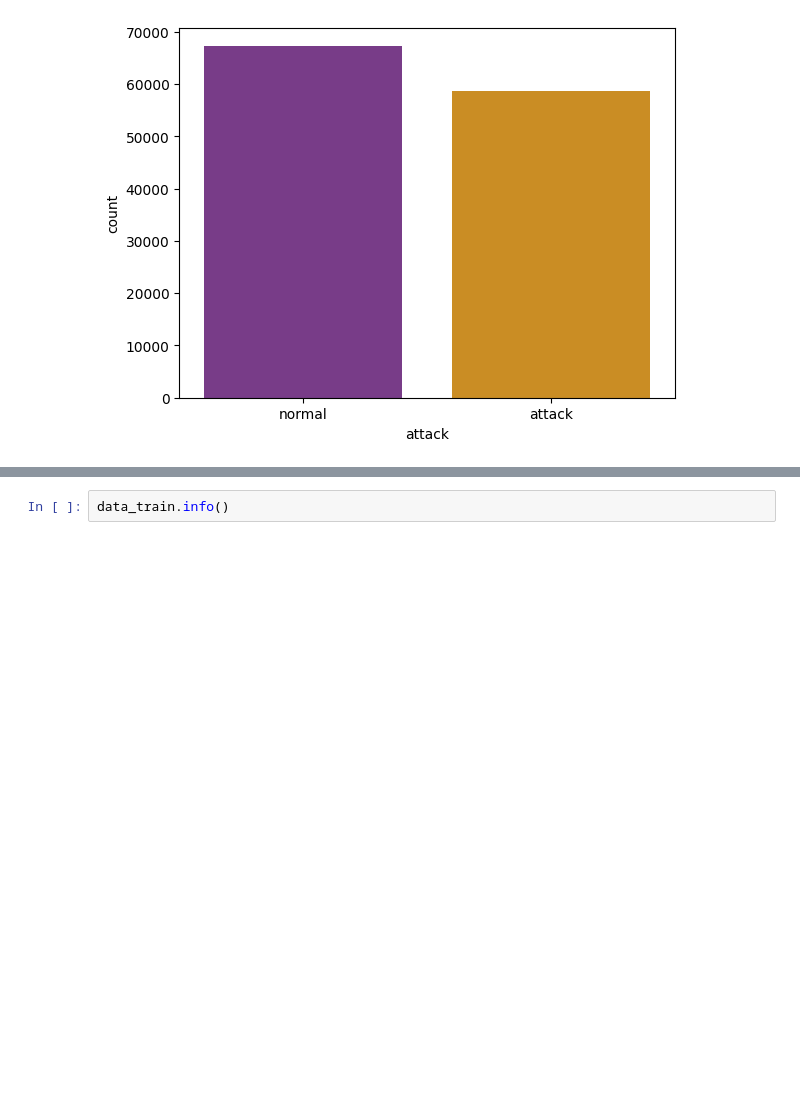
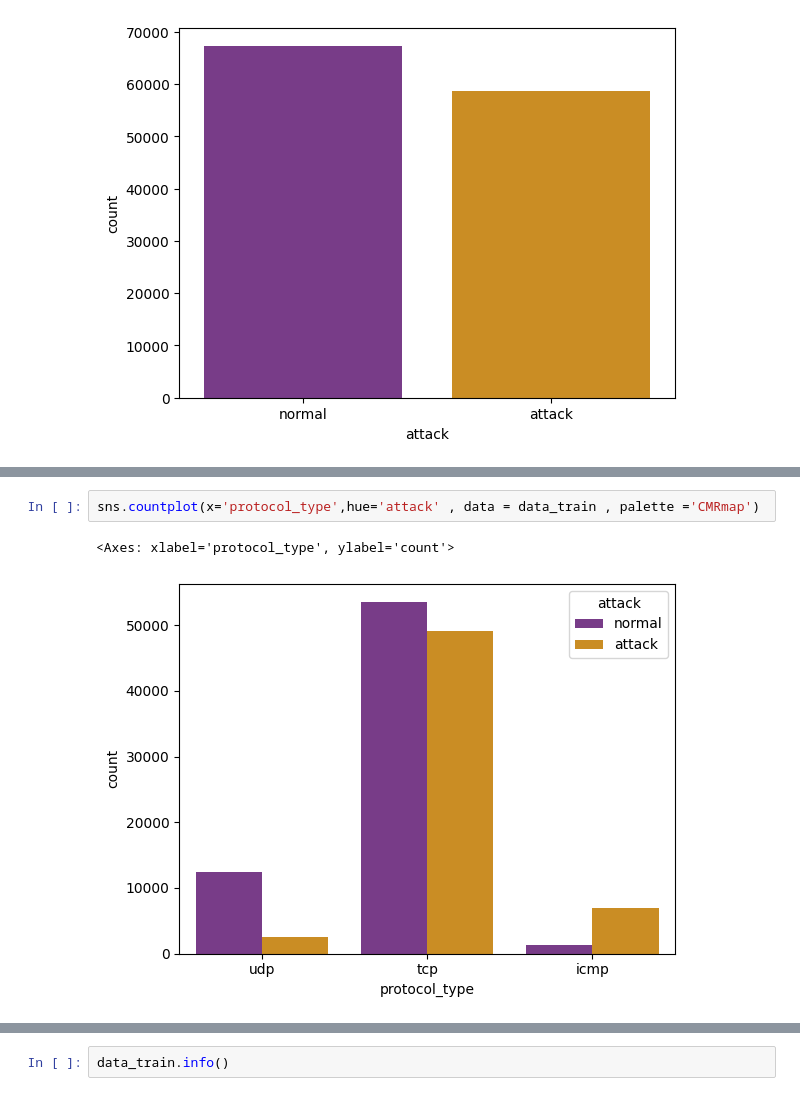
Before and after one commit to Juanperlas/tesis, a Jupyter notebook: datos_tesis.ipynb, the cells around one changed output, grey strips where cells are left out. Cells and saved outputs as stored; diff of their text form; blank space fills up the shorter version.

```diff
--- a/datos_tesis.ipynb
+++ b/datos_tesis.ipynb
@@ -97,0 +94,5 @@ sns.countplot(data = data_train.attack, x = data_train['attack'], palette = 'CMR
+# %%
+sns.countplot(x='protocol_type',hue='attack' , data = data_train , palette ='CMRmap')
+# %% [output]
+<Axes: xlabel='protocol_type', ylabel='count'>
+[figure, added]
```
Also changed, not shown: parts of 5 cells of this notebook, 1 other file.
